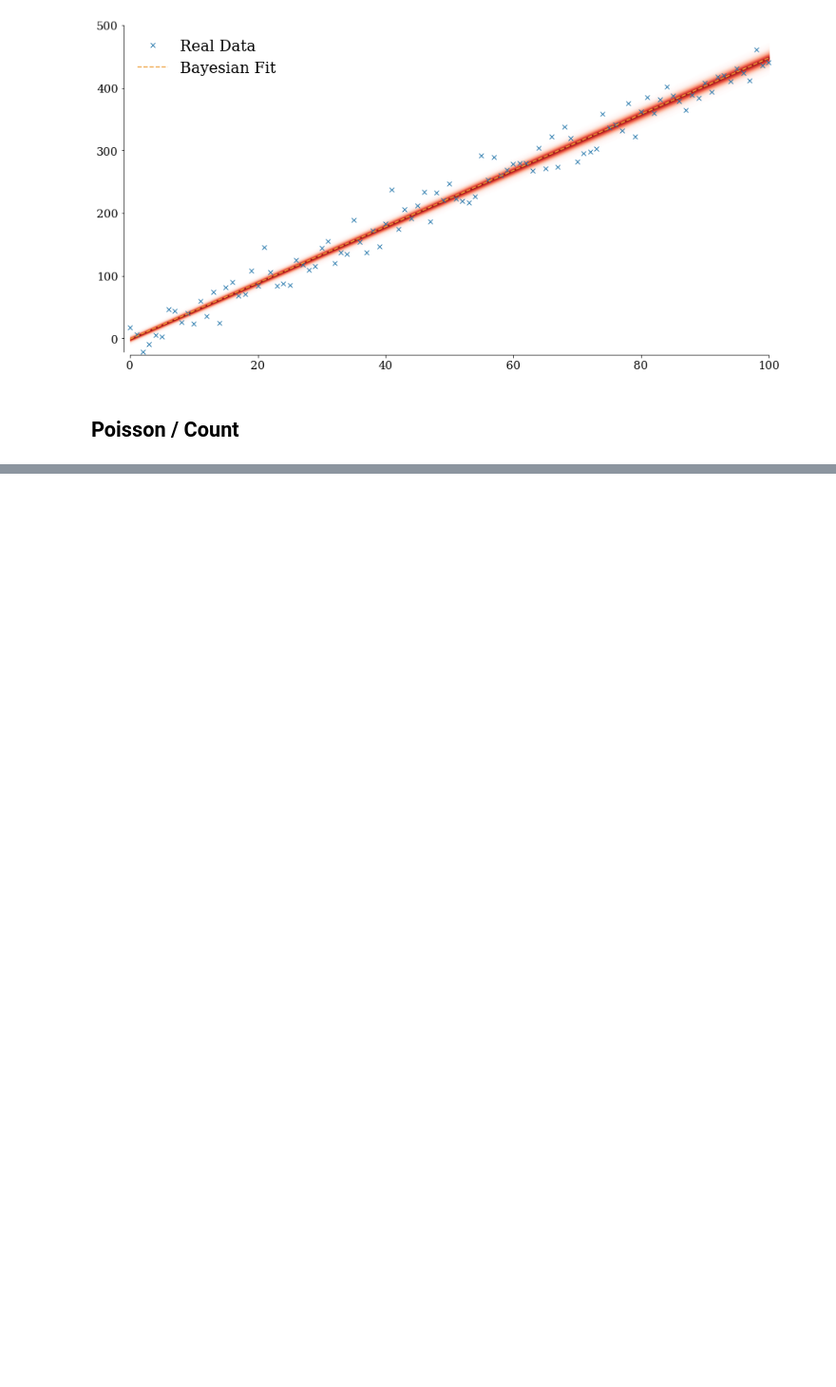
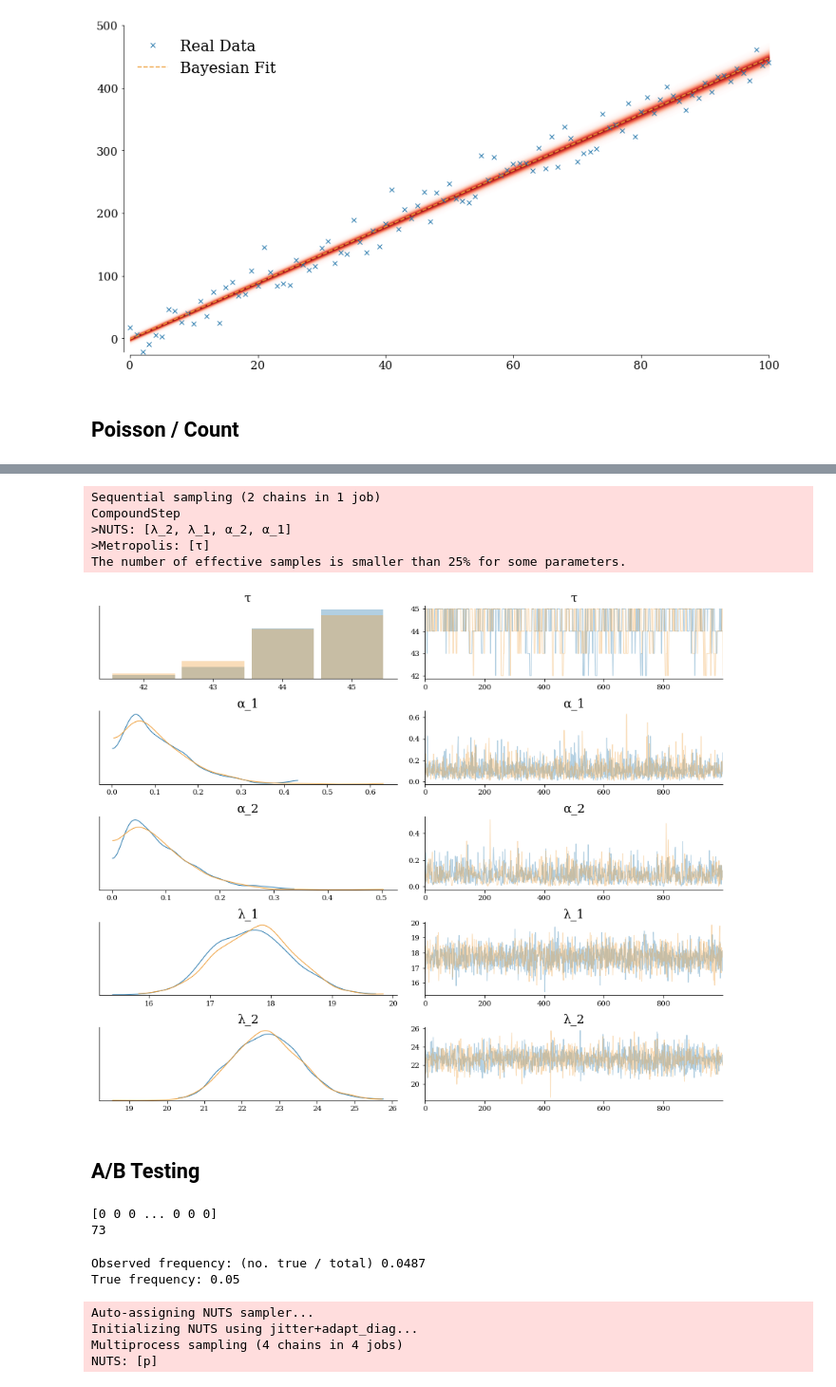
Before and after one commit to joeycrossy/personal_projects, a Jupyter notebook: Bayesian_Inference/Bayesian_Examples.ipynb, the cells around one changed output, grey strips where cells are left out. Shown at 95% size. Saved outputs shown, nothing was run; the diff lists cells and outputs as text; code cells hidden in the pictures; blank space fills up the shorter version.

```diff
--- a/Bayesian_Inference/Bayesian_Examples.ipynb
+++ b/Bayesian_Inference/Bayesian_Examples.ipynb
@@ -145,0 +163,2 @@ plt.show()
+# %%
+n_count_data = len(df_text)
@@ -145,0 +170,9 @@ plt.show()
+# %%
+with pm.Model() as poisson_model:
+    α_1 = pm.HalfNormal('α_1',1)
+    α_2 = pm.HalfNormal('α_2',1)
+
+    λ_1 = pm.Exponential('λ_1',α_1)
+    λ_2 = pm.Exponential('λ_2',α_2)
+
+    τ = pm.DiscreteUniform('τ',1,n_count_data+1)
@@ -145,0 +198,15 @@ plt.show()
+# %%
+with poisson_model:
+    samples = sample(1000, tune=1000, cores=1, random_seed=42)
+# %% [output]
+Sequential sampling (2 chains in 1 job)
+CompoundStep
+>NUTS: [λ_2, λ_1, α_2, α_1]
+>Metropolis: [τ]
+The number of effective samples is smaller than 25% for some parameters.
+# %%
+az.plot_trace(samples);
+# %% [output]
+[figure, added]
+# %% [markdown]
+## A/B Testing
@@ -145,0 +218,33 @@ plt.show()
+# %%
+#set "known" constants to generate distribution
+p_true = 0.05
+N = 1500
+
+# sample N Bernoulli random variables from Ber(0.05).
+# each random variable has a 0.05 chance of being a 1.
+# this is the data-generation step
+occurrences = pm.Bernoulli.dist(p_true).random(size=N)
+
+print(occurrences)
+print(np.sum(occurrences))
+# %% [output]
+[0 0 0 ... 0 0 0]
+73
+# %%
+# Occurrences.mean is equal to n/N.
+print(f"Observed frequency: (no. true / total) {np.mean(occurrences):.4f}" )
+print(f"True frequency: {p_true}")
+# %% [output]
+Observed frequency: (no. true / total) 0.0487
+True frequency: 0.05
+# %%
+#include the observations, which are Bernoulli
+with single_A:
+    obs = pm.Bernoulli("obs", p, observed=occurrences)
+    trace = pm.sample(1000)
+    burned_trace = trace[100:]
+# %% [output]
+Auto-assigning NUTS sampler...
+Initializing NUTS using jitter+adapt_diag...
+Multiprocess sampling (4 chains in 4 jobs)
+NUTS: [p]
```
Also changed, not shown: parts of 40 cells of this notebook, 2 other files.
